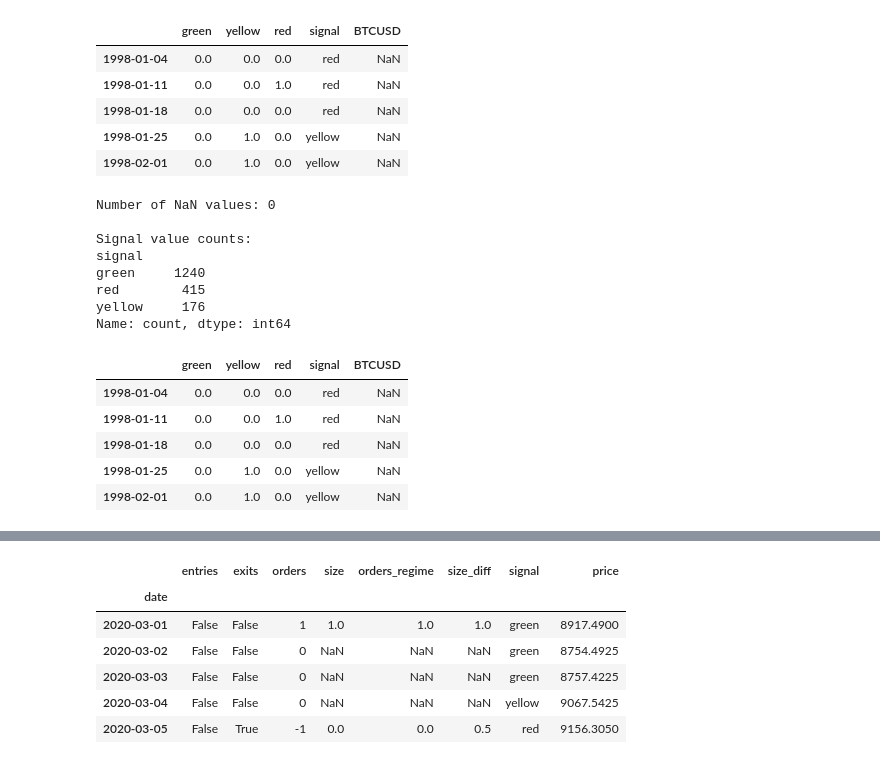
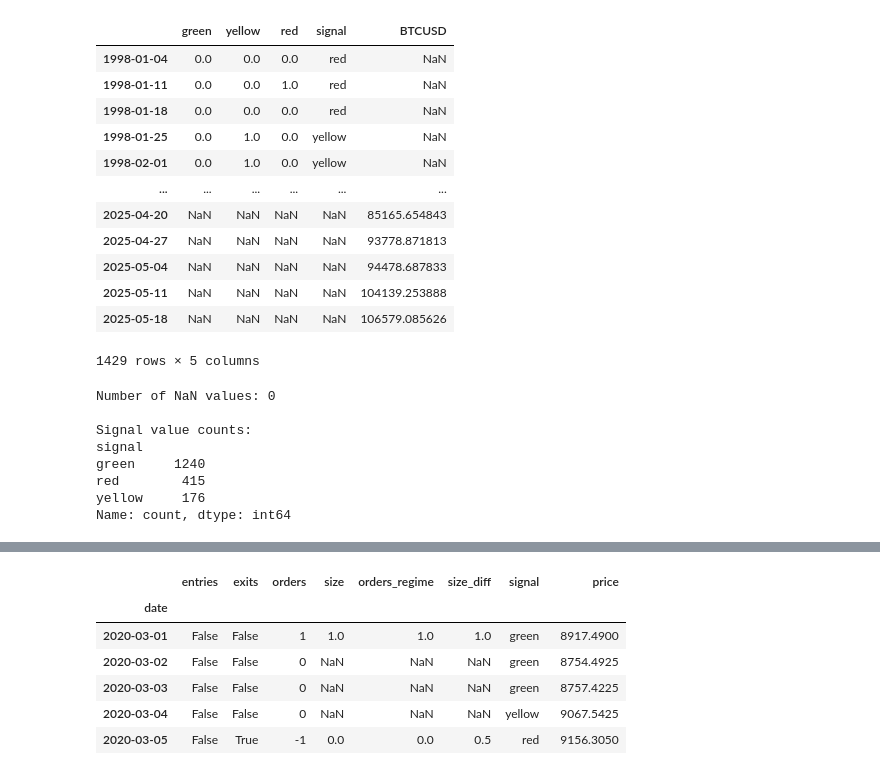
Before and after one commit to HelloThereMatey/vbt_tax, a Jupyter notebook: vbt_bitty_42Macro.ipynb, the cells around one changed output, grey strips where cells are left out. Drawn from its saved outputs; the diff is of its cells as text; code cells hidden in the pictures.

```diff
--- a/vbt_bitty_42Macro.ipynb
+++ b/vbt_bitty_42Macro.ipynb
@@ -3,9 +3,11 @@ import pandas as pd
 import numpy as np
 import os
 import sys
-os.chdir('C:\\Users\\OtherCat\\Documents\\Code\\Bootleg_Macro')
+#os.chdir('C:\\Users\\OtherCat\\Documents\\Code\\Bootleg_Macro')
+os.chdir('/Users/jamesbishop/Documents/Python/Bootleg_Macro')
 wd = %pwd
-vbt_dir = "C:\\Users\\OtherCat\\Documents\\Code\\vbt_tax"
+#vbt_dir = "C:\\Users\\OtherCat\\Documents\\Code\\vbt_tax"
+vbt_dir = '/Users/jamesbishop/Documents/Financial/Investment/MACRO_STUDIES/CapWars_GLI/vbt_tax'
 fdel = os.path.sep
 
 sys.path.append(wd)
@@ -47,13 +34,20 @@ vams_data = vams_data.ffill().bfill()
 # %%
-dataf = pd.read_excel("C:\\Users\\OtherCat\\Documents\\Code\\vbt_tax\\42M_MacWeather_BTC.xlsx", index_col=0, parse_dates=True)
-dataf.head()
+dataf = pd.read_excel(vbt_dir+fdel+"42M_MacWeather_BTC.xlsx", index_col=0, parse_dates=True)
+dataf
 # %% [output]
 |  | green | yellow | red | signal | BTCUSD |
 | 1998-01-04 | 0.0 | 0.0 | 0.0 | red | NaN |
 | 1998-01-11 | 0.0 | 0.0 | 1.0 | red | NaN |
 | 1998-01-18 | 0.0 | 0.0 | 0.0 | red | NaN |
 | 1998-01-25 | 0.0 | 1.0 | 0.0 | yellow | NaN |
 | 1998-02-01 | 0.0 | 1.0 | 0.0 | yellow | NaN |
+| ... | ... | ... | ... | ... | ... |
+| 2025-04-20 | NaN | NaN | NaN | NaN | 85165.654843 |
+| 2025-04-27 | NaN | NaN | NaN | NaN | 93778.871813 |
+| 2025-05-04 | NaN | NaN | NaN | NaN | 94478.687833 |
+| 2025-05-11 | NaN | NaN | NaN | NaN | 104139.253888 |
+| 2025-05-18 | NaN | NaN | NaN | NaN | 106579.085626 |
+1429 rows × 5 columns
 # %%
 # Count NaN values in the signal column
 nan_count = vams_data["signal"].isna().sum()
@@ -74,16 +68,6 @@ green     1240
 red        415
 yellow     176
 Name: count, dtype: int64
-# %%
-# data = vams_data["2021-04-01":]
-dataf.head()
-# %% [output]
-|  | green | yellow | red | signal | BTCUSD |
-| 1998-01-04 | 0.0 | 0.0 | 0.0 | red | NaN |
-| 1998-01-11 | 0.0 | 0.0 | 1.0 | red | NaN |
-| 1998-01-18 | 0.0 | 0.0 | 0.0 | red | NaN |
-| 1998-01-25 | 0.0 | 1.0 | 0.0 | yellow | NaN |
-| 1998-02-01 | 0.0 | 1.0 | 0.0 | yellow | NaN |
 # %%
 import vectorbt as vbt
 import numpy as np
```
Also changed, not shown: parts of 38 cells of this notebook, 2 other files.
